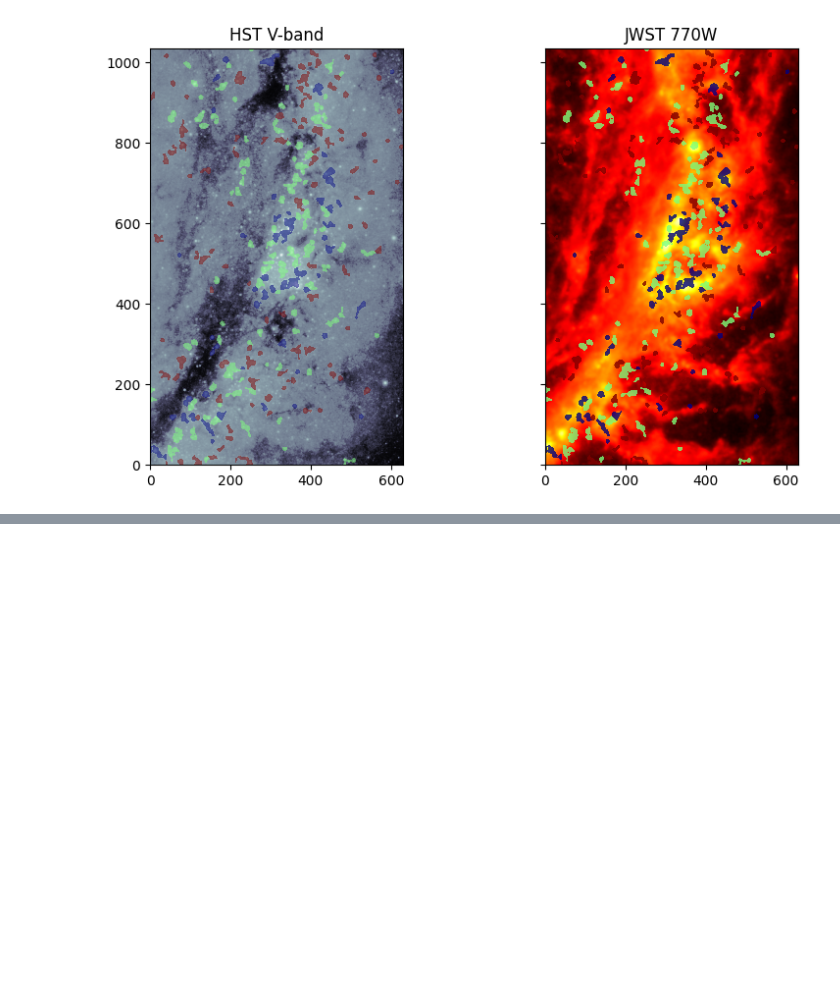
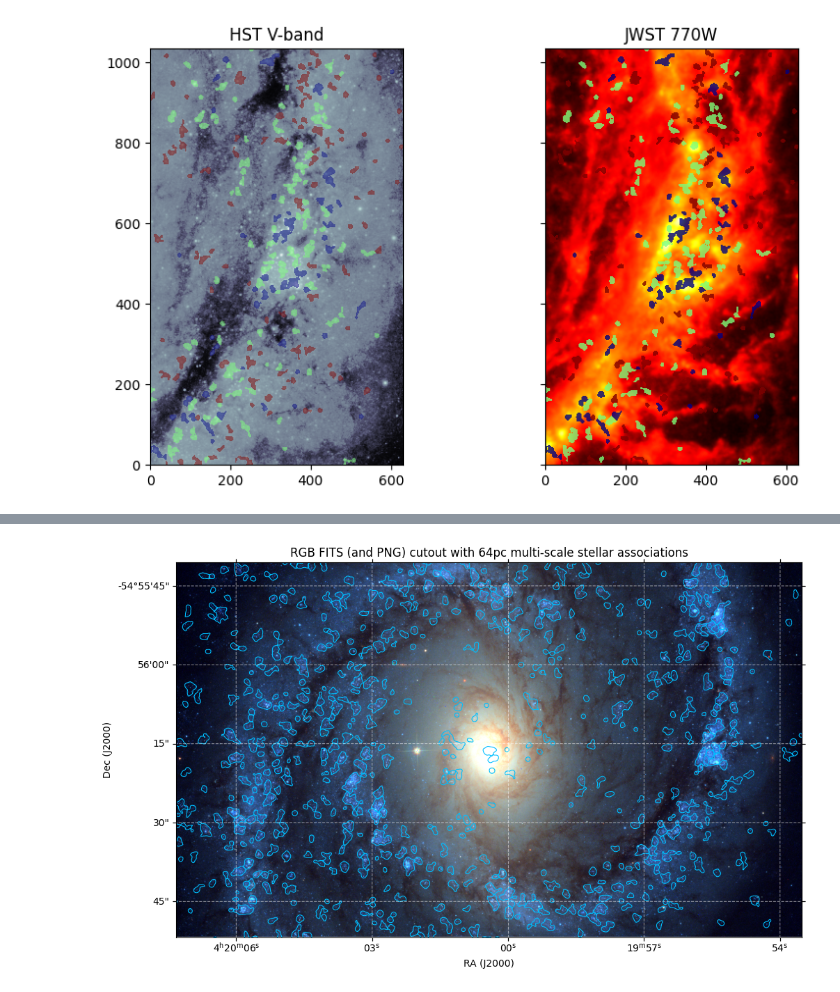
Before and after one commit to kilarson/Google_Colab, a Jupyter notebook: PHANGS_MSA_Sym2024.ipynb, the cells around one changed output, grey strips where cells are left out. Saved outputs shown, nothing was run; the diff lists cells and outputs as text; code cells hidden in the pictures; blank space fills up the shorter version.

Commit message:
Added Sundog example

```diff
--- a/PHANGS_MSA_Sym2024.ipynb
+++ b/PHANGS_MSA_Sym2024.ipynb
@@ -484,0 +500,5 @@ Sundog interactive viewer links for other galaxies available from the data table
+# %%
+result_table = Ned.query_object(galaxy)
+print(result_table) # an astropy.table.Table
+rastr=str(round(result_table['RA'][0], 5))
+decstr=str(round(result_table['DEC'][0], 5))
@@ -484,0 +615,12 @@ Sundog interactive viewer links for other galaxies available from the data table
+# %%
+from matplotlib.patches import Polygon
+import glob
+
+msafile=glob.glob('*/*/*/*/*'+galaxy+'*nuv*ws64pc*region.reg',recursive=True)
+#print(msafile)
+with open(msafile[0]) as f:
+    shapes = []
+    for line in f:
+        if line.startswith(' polygon'):
+            vertices = interpret_vertices(line)
+            shapes.append(Polygon(vertices))
@@ -484,0 +688,37 @@ Sundog interactive viewer links for other galaxies available from the data table
+# %%
+# read the downloaded png image and display it with WCS coordinates from the downloaded F275W fits file header, then overplot each PolygonSkyRegion in sky_regions
+
+# Read the downloaded PNG image.
+image_data = plt.imread('sundog.png')
+
+# Flip the image vertically.  --OTHERWISE IMAGE AND WCS+REGIONS DO NOT AGREE
+image_data = np.flipud(image_data)
+
+# Get the WCS coordinates from the downloaded FITS file header.
+with fits.open('sundog_f275w.fits') as hdul:
+    wcs = WCS(hdul[0].header)#.dropaxis(2) #DROPAXIS FOR RGBfits ONLY
+
+# Create a figure and axes.
+fig = plt.figure(figsize=(12, 7))
+ax = fig.add_subplot(1, 1, 1, projection=wcs)
+
+# Display the image with WCS coordinates.
+ax.imshow(image_data, origin='lower')
+
+# Overplot each PolygonSkyRegion.
+for sky_region in sky_regions:
+    pixel_region = sky_region.to_pixel(wcs)
+    pixel_region.plot(ax=ax, facecolor='none', edgecolor='deepskyblue', linewidth=0.75)
+    #sky_region.plot(ax=ax, facecolor='none', edgecolor='red')
+
+# Set the labels and grid.
+ax.set_xlabel('RA (J2000)')
+ax.set_ylabel('Dec (J2000)')
+ax.grid(color='white', alpha=0.5, linestyle='--')
+ax.set_title('RGB FITS (and PNG) cutout with 64pc multi-scale stellar associations')
+
+
+# Show the plot.
+plt.show()
+# %% [output]
+[figure, added]
```
Also changed, not shown: parts of 12 cells of this notebook.
